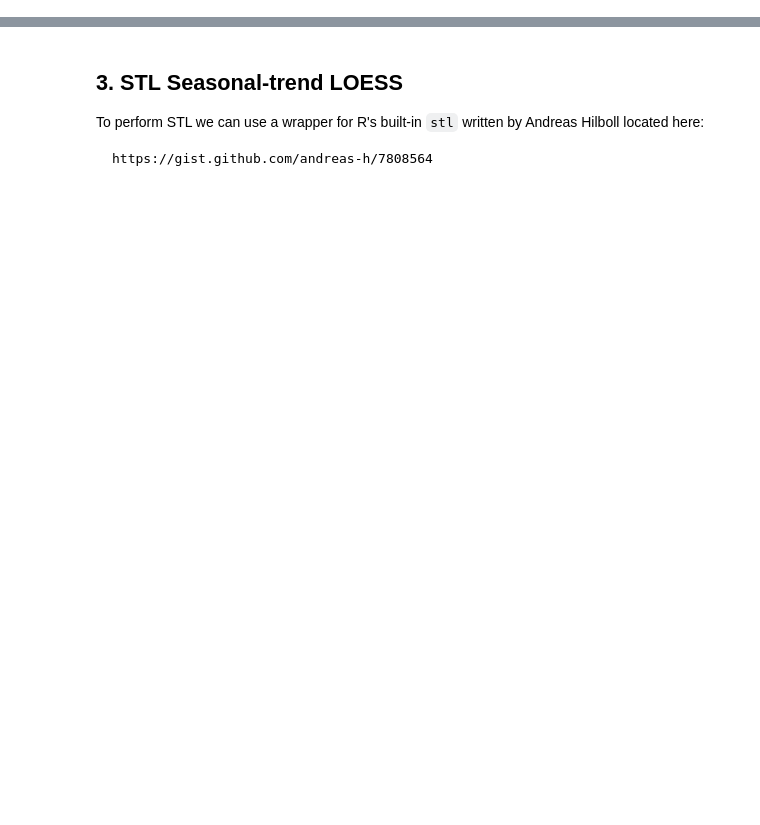
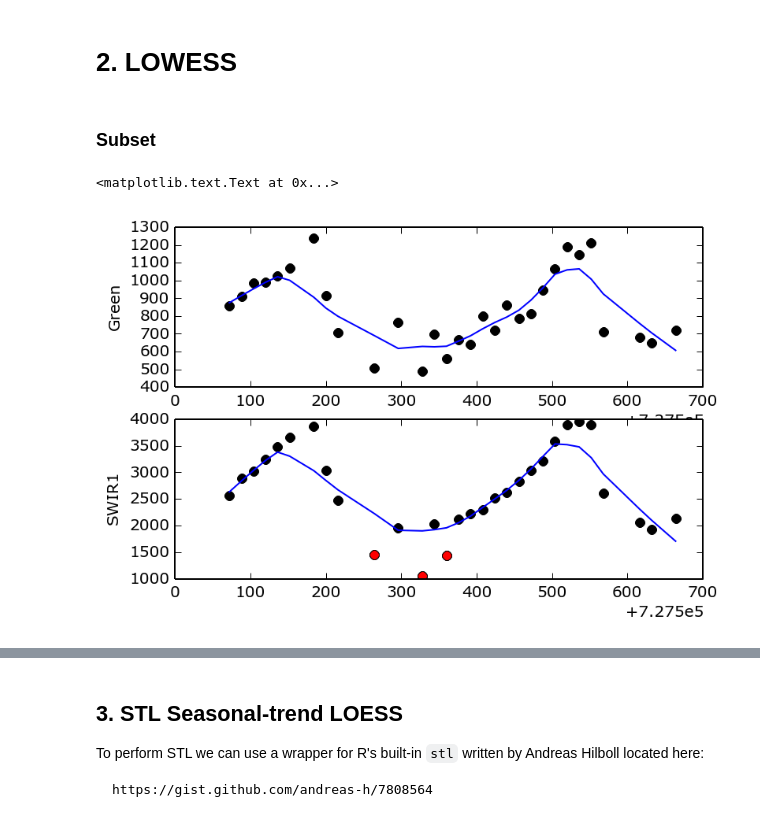
Before and after one commit to ceholden/yatsm, a Jupyter notebook: examples/multitemp_mask.ipynb, the cells around one changed output, grey strips where cells are left out. Cells and saved outputs as stored; diff of their text form; code cells hidden in the pictures; blank space fills up the shorter version.

Commit message:
Added LOWESS example; can't get pyloess to compile correctly so no STL

```diff
--- a/examples/multitemp_mask.ipynb
+++ b/examples/multitemp_mask.ipynb
@@ -133,0 +129,29 @@ Residuals:
+# %% [markdown]
+# 2. LOWESS
+# %% [markdown]
+### Subset
+# %%
+# Setup
+span = 9
+
+frac = span / x[index].shape[0]
+delta = (x[index].max() - x[index].min()) * 0.01
+
+green_lowess = sm.nonparametric.lowess(Y[green, index], x[index],
+                                       frac=frac, delta=delta)
+swir1_lowess = sm.nonparametric.lowess(Y[swir1, index], x[index],
+                                       frac=frac, delta=delta)
+
+plt.subplot(211)
+plotter(x[index], Y[green, index],
+        predx=green_lowess[:, 0], predy=green_lowess[:, 1])
+plt.ylabel('Green')
+
+plt.subplot(212)
+plotter(x[index], Y[swir1, index],
+        predx=swir1_lowess[:, 0], predy=swir1_lowess[:, 1],
+        crit=-400, compare='lt')
+plt.ylabel('SWIR1')
+# %% [output]
+<matplotlib.text.Text at 0x...>
+[figure, added]
```
Also changed, not shown: parts of 12 cells of this notebook.
